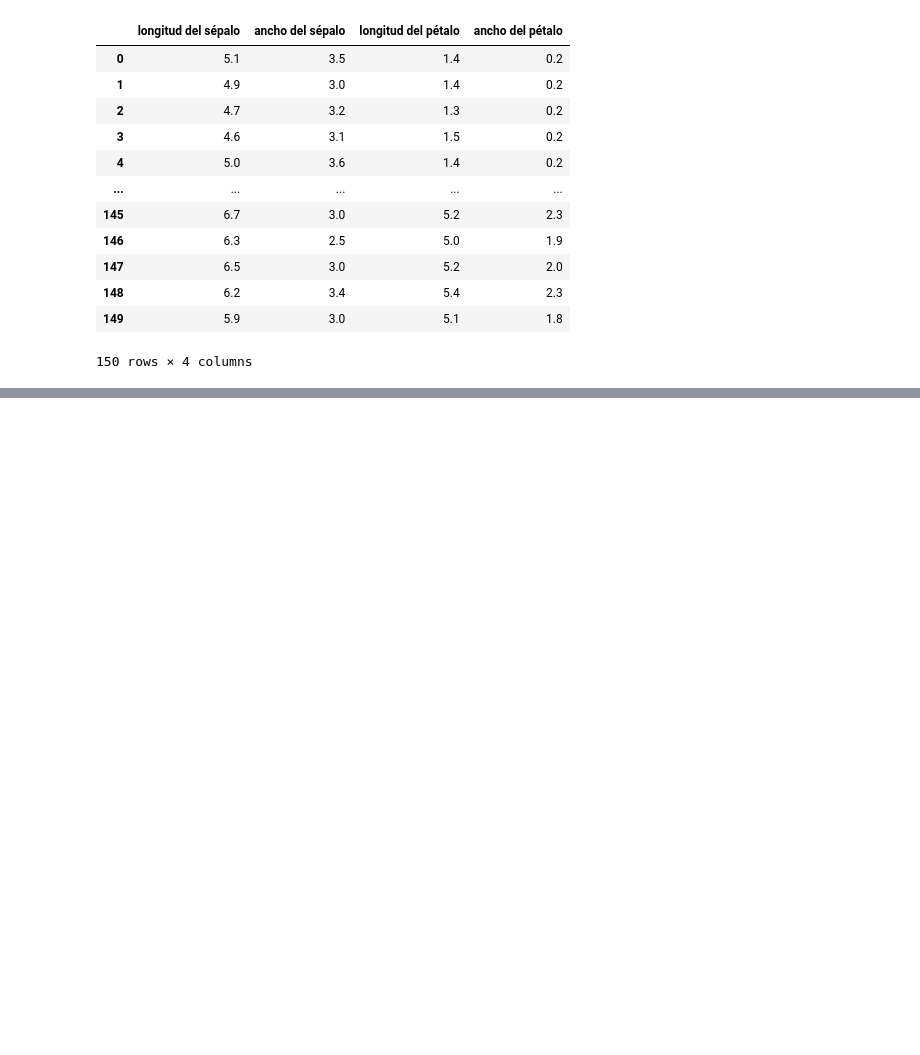
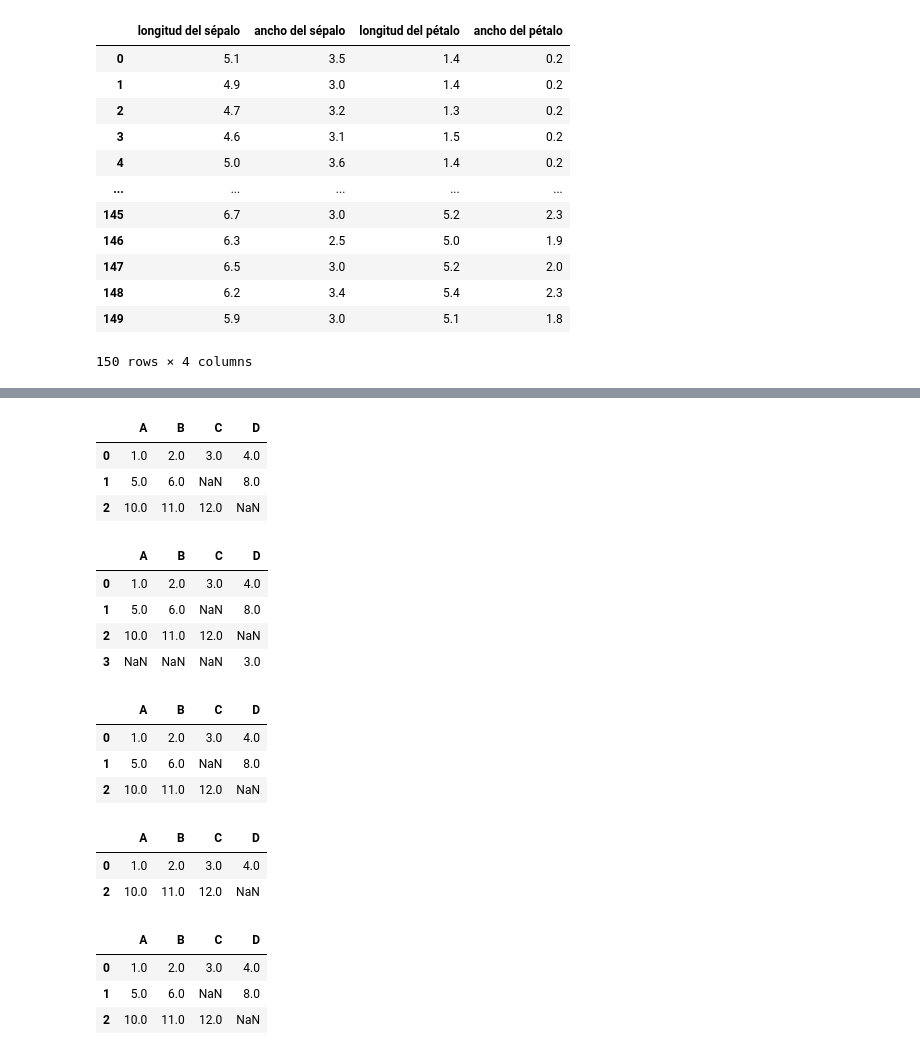
Before and after one commit to fmgarcia/Curso_IA_Aprendizaje_Supervisado, a Jupyter notebook: 1. Machine Learning Based Data Anaysis/ejemplos1_4.ipynb, the cells around one changed output, grey strips where cells are left out. Cells and saved outputs as stored; diff of their text form; code cells hidden in the pictures; blank space fills up the shorter version.

```diff
--- a/1. Machine Learning Based Data Anaysis/ejemplos1_4.ipynb
+++ b/1. Machine Learning Based Data Anaysis/ejemplos1_4.ipynb
@@ -42,0 +132,42 @@ iris_df
+# %%
+df.dropna(how='all', inplace=True)  # Elimina filas donde todos los valores son NaN
+df
+# %% [output]
+|  | A | B | C | D |
+| 0 | 1.0 | 2.0 | 3.0 | 4.0 |
+| 1 | 5.0 | 6.0 | NaN | 8.0 |
+| 2 | 10.0 | 11.0 | 12.0 | NaN |
+# %%
+df.loc[3] = [np.nan, np.nan, np.nan, 3]
+df
+# %% [output]
+|  | A | B | C | D |
+| 0 | 1.0 | 2.0 | 3.0 | 4.0 |
+| 1 | 5.0 | 6.0 | NaN | 8.0 |
+| 2 | 10.0 | 11.0 | 12.0 | NaN |
+| 3 | NaN | NaN | NaN | 3.0 |
+# %%
+df.dropna(thresh=3, inplace=True) # Borra filas con al menos 3 valores NaN
+df
+# %% [output]
+|  | A | B | C | D |
+| 0 | 1.0 | 2.0 | 3.0 | 4.0 |
+| 1 | 5.0 | 6.0 | NaN | 8.0 |
+| 2 | 10.0 | 11.0 | 12.0 | NaN |
+# %%
+df.dropna(subset=['C'], inplace=True) # Elimina filas con NaN en columna C
+df
+# %% [output]
+|  | A | B | C | D |
+| 0 | 1.0 | 2.0 | 3.0 | 4.0 |
+| 2 | 10.0 | 11.0 | 12.0 | NaN |
+# %%
+from sklearn.impute import SimpleImputer
+imputer = SimpleImputer(strategy='mean')
+df = pd.DataFrame(np.array(data), columns=['A','B','C','D'])
+df
+# %% [output]
+|  | A | B | C | D |
+| 0 | 1.0 | 2.0 | 3.0 | 4.0 |
+| 1 | 5.0 | 6.0 | NaN | 8.0 |
+| 2 | 10.0 | 11.0 | 12.0 | NaN |
```
Also changed, not shown: parts of 25 cells of this notebook.
